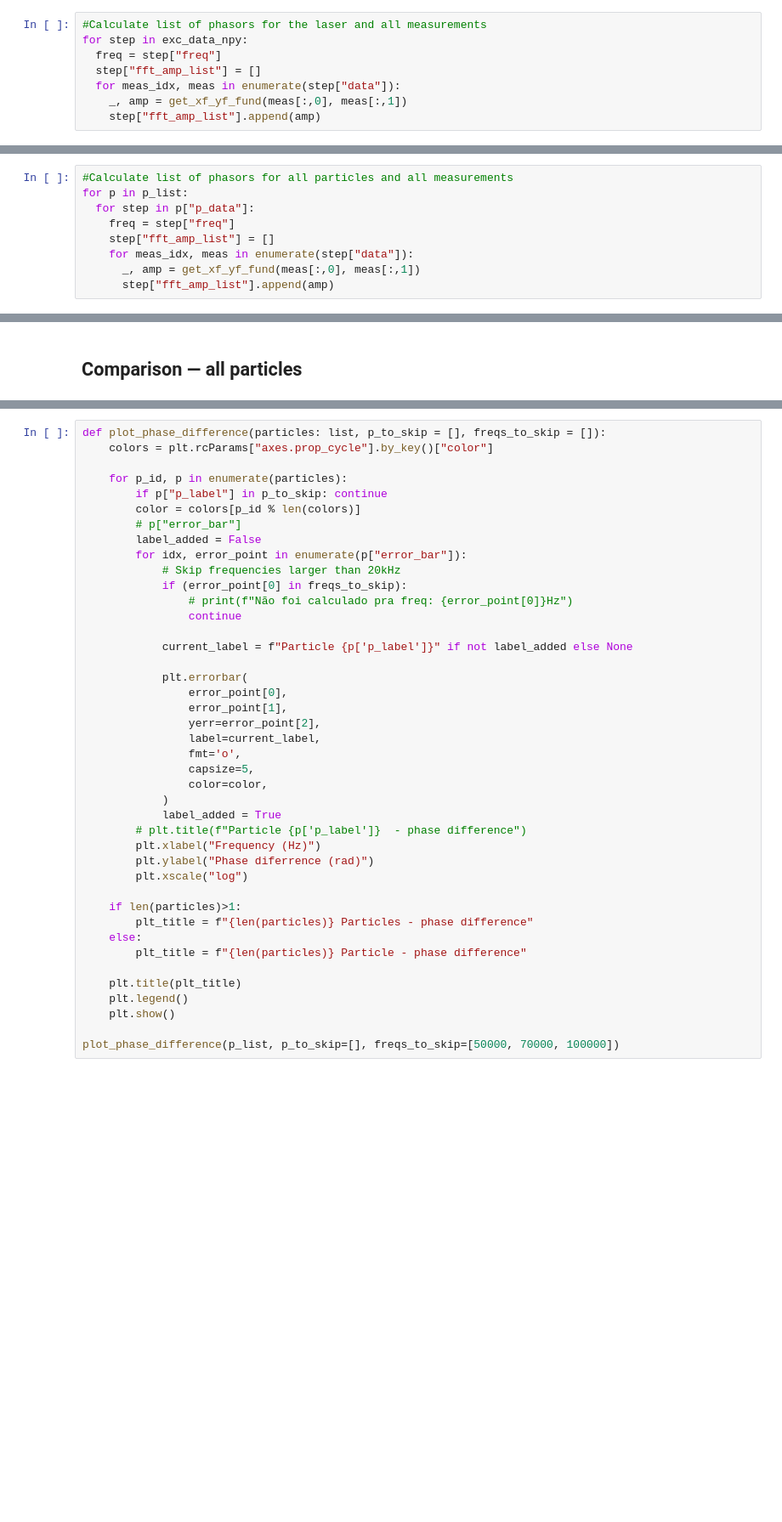
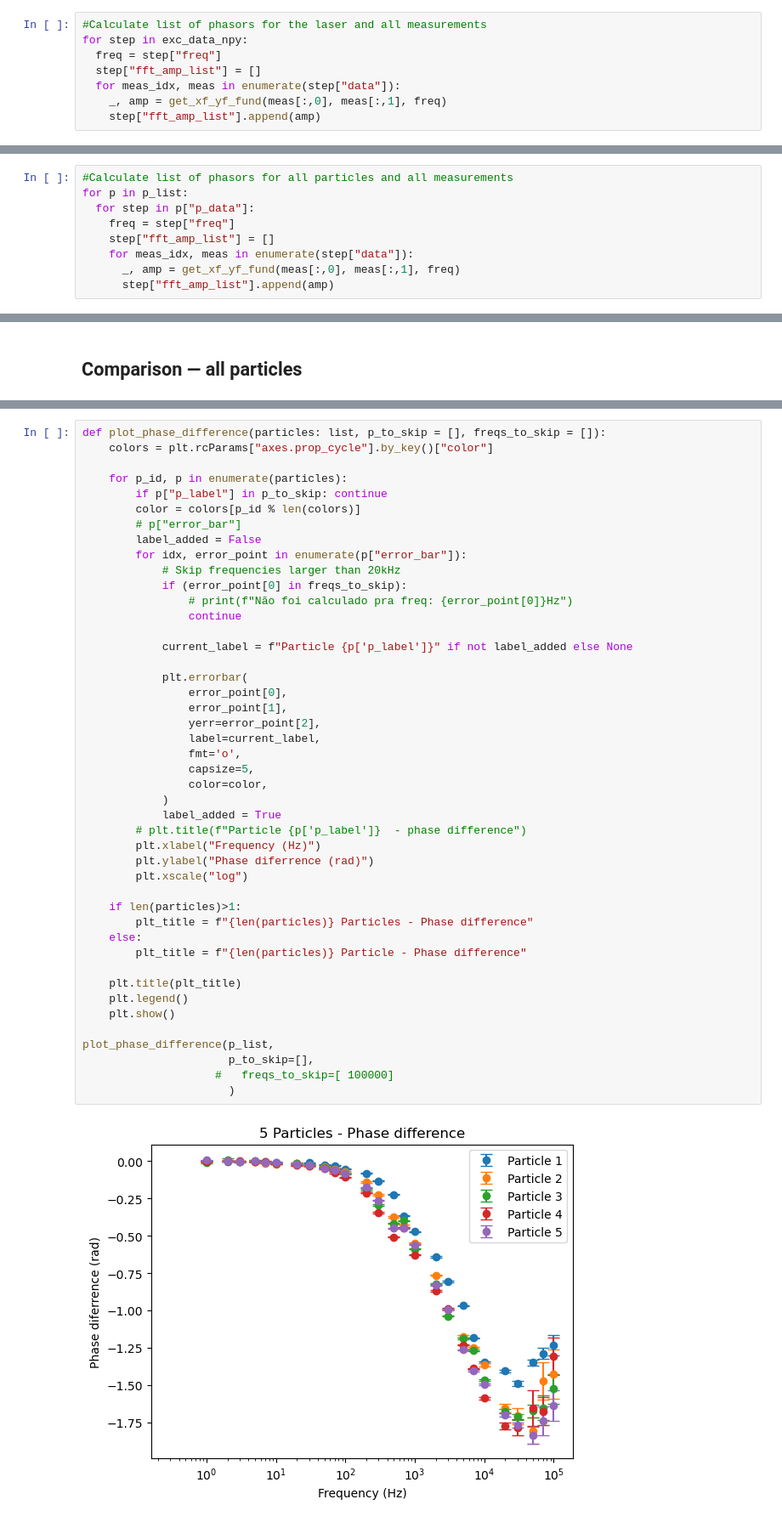
Before and after one commit to habakukc22/many-particles-analysis, a Jupyter notebook: Phase_Shift_Many_Particles.ipynb, the cells around one changed output, grey strips where cells are left out. Shown at 85% size. Drawn from its saved outputs; the diff is of its cells as text; blank space fills up the shorter version.

```diff
--- a/Phase_Shift_Many_Particles.ipynb
+++ b/Phase_Shift_Many_Particles.ipynb
@@ -56,7 +70,7 @@ for step in exc_data_npy:
   freq = step["freq"]
   step["fft_amp_list"] = []
   for meas_idx, meas in enumerate(step["data"]):
-    _, amp = get_xf_yf_fund(meas[:,0], meas[:,1])
+    _, amp = get_xf_yf_fund(meas[:,0], meas[:,1], freq)
     step["fft_amp_list"].append(amp)
 # %%
 # Get mean phase and error for each particle and each step (freq)
@@ -72,7 +86,7 @@ for p in p_list:
     freq = step["freq"]
     step["fft_amp_list"] = []
     for meas_idx, meas in enumerate(step["data"]):
-      _, amp = get_xf_yf_fund(meas[:,0], meas[:,1])
+      _, amp = get_xf_yf_fund(meas[:,0], meas[:,1], freq)
       step["fft_amp_list"].append(amp)
 # %%
 # Get mean phase and error for each particle and each step (freq)
@@ -126,33 +140,38 @@ def plot_phase_difference(particles: list, p_to_skip = [], freqs_to_skip = []):
         for idx, error_point in enumerate(p["error_bar"]):
             # Skip frequencies larger than 20kHz
             if (error_point[0] in freqs_to_skip):
                 # print(f"Não foi calculado pra freq: {error_point[0]}Hz")
                 continue
 
             current_label = f"Particle {p['p_label']}" if not label_added else None
 
             plt.errorbar(
                 error_point[0],
                 error_point[1],
                 yerr=error_point[2],
                 label=current_label,
                 fmt='o',
                 capsize=5,
                 color=color,
             )
             label_added = True
         # plt.title(f"Particle {p['p_label']}  - phase difference")
         plt.xlabel("Frequency (Hz)")
         plt.ylabel("Phase diferrence (rad)")
         plt.xscale("log")
 
     if len(particles)>1:
-        plt_title = f"{len(particles)} Particles - phase difference"
+        plt_title = f"{len(particles)} Particles - Phase difference"
     else:
-        plt_title = f"{len(particles)} Particle - phase difference"
+        plt_title = f"{len(particles)} Particle - Phase difference"
 
     plt.title(plt_title)
     plt.legend()
     plt.show()
 
-plot_phase_difference(p_list, p_to_skip=[], freqs_to_skip=[50000, 70000, 100000])
+plot_phase_difference(p_list,
+                      p_to_skip=[],
+                    #   freqs_to_skip=[ 100000]
+                      )
+# %% [output]
+[figure, added]
```
Also changed, not shown: parts of 22 cells of this notebook, 1 other file.
